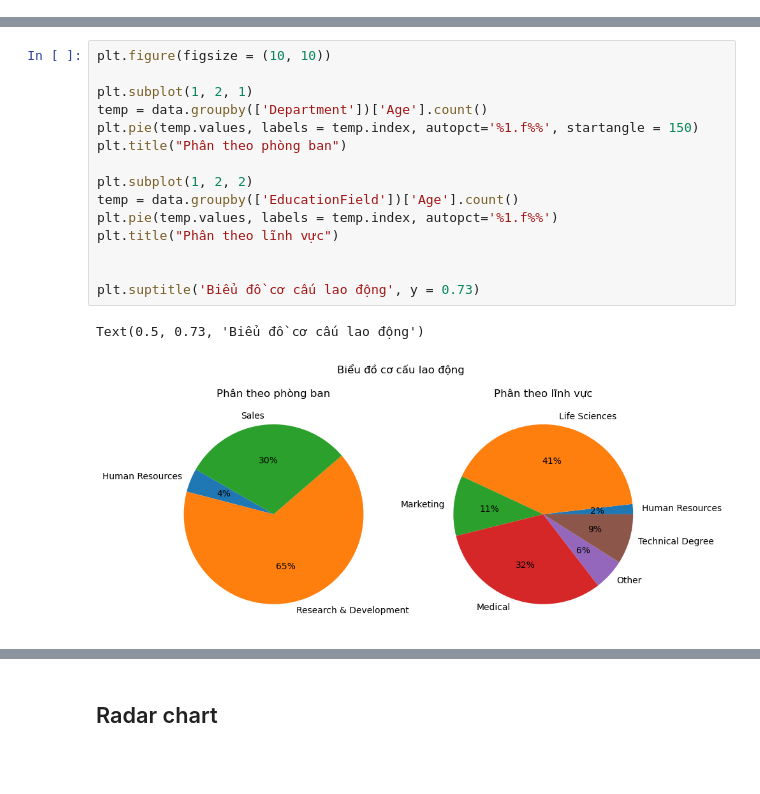
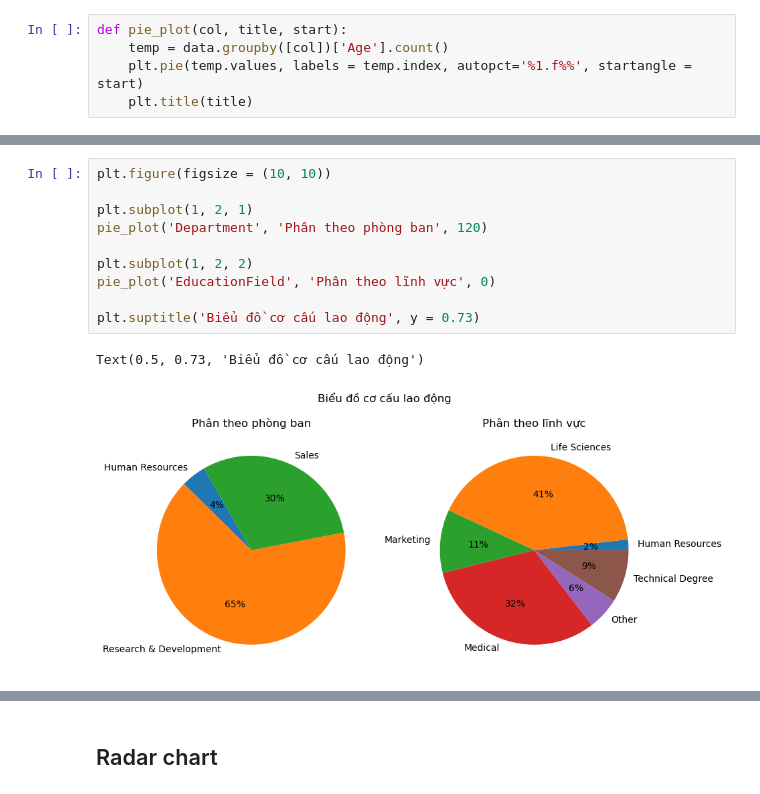
Before and after one commit to HuyHCMUS/DataVisualize-1, a Jupyter notebook: Duong.ipynb, the cells around one changed output, grey strips where cells are left out. Saved outputs shown, nothing was run; the diff lists cells and outputs as text; blank space fills up the shorter version.

```diff
--- a/Duong.ipynb
+++ b/Duong.ipynb
@@ -19,3 +22,8 @@ data.head()
+# %%
+def pie_plot(col, title, start):
+    temp = data.groupby([col])['Age'].count()
+    plt.pie(temp.values, labels = temp.index, autopct='%1.f%%', startangle = start)
+    plt.title(title)
 # %%
 plt.figure(figsize = (10, 10))
 
@@ -36,18 +40,13 @@ Text(0.5, 0.73, 'Biểu đồ cơ cấu lao động')
 # %%
 plt.figure(figsize = (10, 10))
 
 plt.subplot(1, 2, 1)
-temp = data.groupby(['Department'])['Age'].count()
-plt.pie(temp.values, labels = temp.index, autopct='%1.f%%', startangle = 150)
-plt.title("Phân theo phòng ban")
+pie_plot('Department', 'Phân theo phòng ban', 120)
 
 plt.subplot(1, 2, 2)
-temp = data.groupby(['EducationField'])['Age'].count()
-plt.pie(temp.values, labels = temp.index, autopct='%1.f%%')
-plt.title("Phân theo lĩnh vực")
-
+pie_plot('EducationField', 'Phân theo lĩnh vực', 0)
 
 plt.suptitle('Biểu đồ cơ cấu lao động', y = 0.73)
 # %% [output]
 Text(0.5, 0.73, 'Biểu đồ cơ cấu lao động')
-[figure, old version]
+[figure, new version]
```
Also changed, not shown: parts of 34 cells of this notebook.
